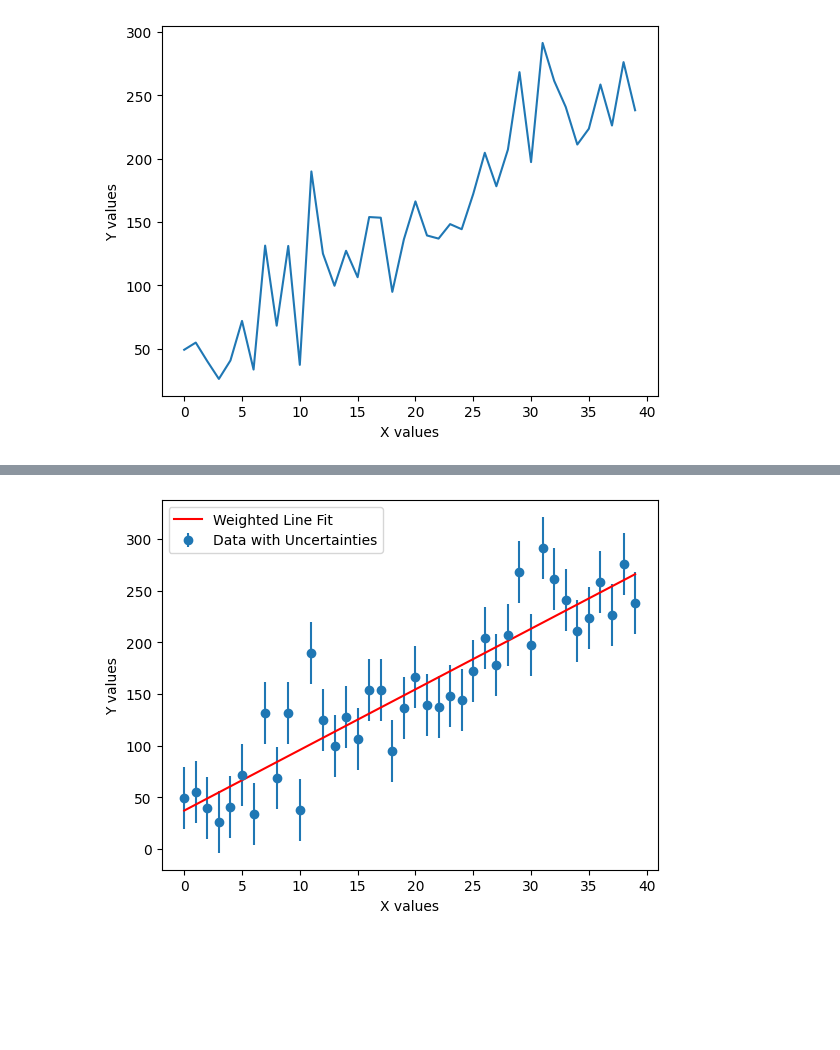
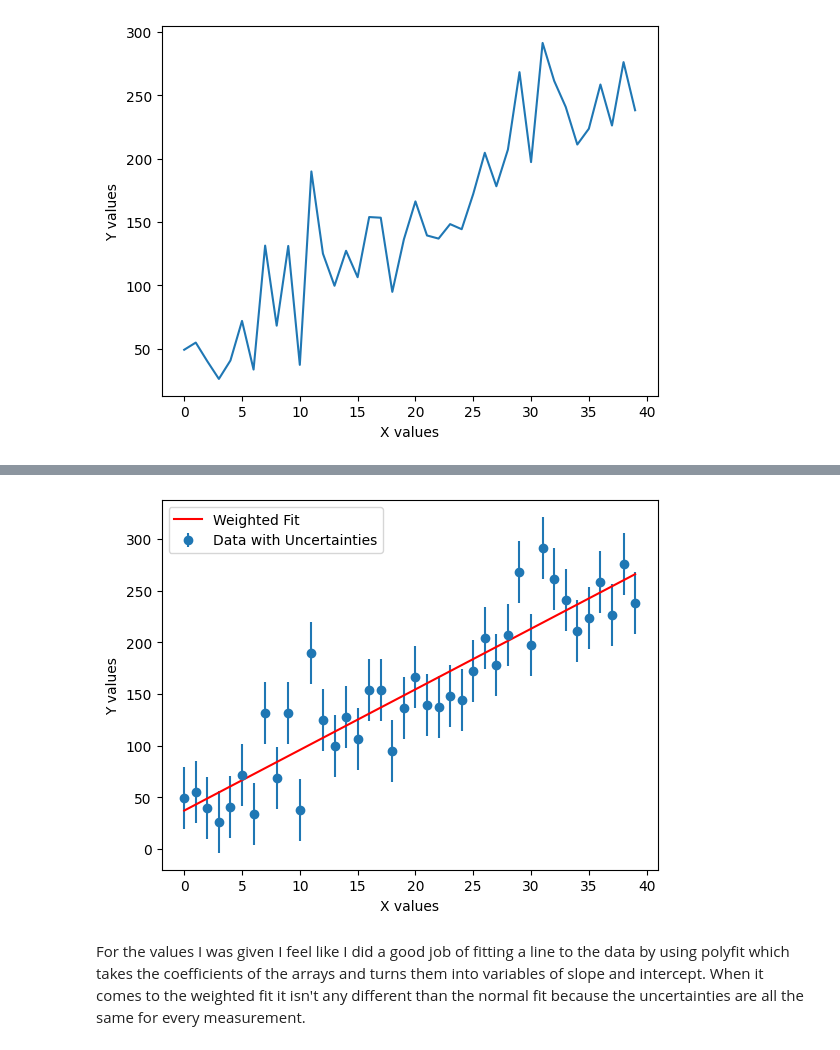
Before and after one commit to RyanNease/Intro-Python-Project, a Jupyter notebook: intro-python-tasks.ipynb, the cells around one changed output, grey strips where cells are left out. Saved outputs shown, nothing was run; the diff lists cells and outputs as text; code cells hidden in the pictures; blank space fills up the shorter version.

```diff
--- a/intro-python-tasks.ipynb
+++ b/intro-python-tasks.ipynb
@@ -34,30 +39,23 @@ plt.ylabel("Y values")
 Text(0, 0.5, 'Y values')
 [figure]
 # %%
-file_path = 'data.v3.txt'
-data_array = np.loadtxt(file_path)
-array1 = data_array[:, 0]
-array2 = data_array[:, 1]
-
-# Fit a line to the data
+#fit a line to the data ignoring the uncertainty using polyfit
 coefficients = np.polyfit(array1, array2, 1)
 slope, intercept = coefficients
 
-# Print the fit parameters
-print(slope)
-print(intercept)
-
-# Create a polynomial function using the coefficients
+#create a line using the coefficients
 line_fit = np.poly1d(coefficients)
 
-# Plot the original data
+
+#plot the graph
 plt.scatter(array1, array2, label='Data')
-
-# Plot the line fit
 plt.plot(array1, line_fit(array1), color='red', label='Line Fit')
-
 plt.xlabel("X values")
 plt.ylabel("Y values")
 plt.legend()
 plt.show()
+
+# print the parameters
+print(slope)
+print(intercept)
 # %% [output]
@@ -103,30 +98,28 @@ plt.show()
 # %%
 def fit_and_plot_line(x, y, dy):
-    # Calculate the weights for each data point
+    # calculate the weight of the data points
     weights = 1.0 / dy
 
-    # Fit a line to the data using uncertainties as weights
+    # fit a line using the uncertainties
     coefficients, _ = np.polyfit(x, y, 1, w=weights, cov=True)
-
-    # Extract the slope and intercept
     slope, intercept = coefficients
 
-    # Create a polynomial function using the coefficients
-    line_fit = np.poly1d(coefficients)
+    # create a line
+    linefit = np.poly1d(coefficients)
 
-    # Plot the original data
+    #plot the data with error bars
     plt.errorbar(x, y, yerr=dy, fmt='o', label='Data with Uncertainties')
 
-    # Plot the line fit
-    x_range = np.linspace(min(x), max(x), 100)
-    plt.plot(x_range, line_fit(x_range), color='red', label='Weighted Line Fit')
-
+    #plot the line
+    xrange = np.linspace(min(x), max(x))
+    plt.plot(xrange, linefit(xrange), color='red', label='Weighted Fit')
     plt.xlabel("X values")
     plt.ylabel("Y values")
     plt.legend()
     plt.show()
 
-# Example usage:
 fit_and_plot_line(array1, array2, uncertainties)
 # %% [output]
-[figure, old version]
+[figure, new version]
+# %% [markdown]
+For the values I was given I feel like I did a good job of fitting a line to the data by using polyfit which takes the coefficients of the arrays and turns them into variables of slope and intercept. When it comes to the weighted fit it isn't any different than the normal fit because the uncertainties are all the same for every measurement.
```
Also changed, not shown: parts of 4 cells of this notebook.
